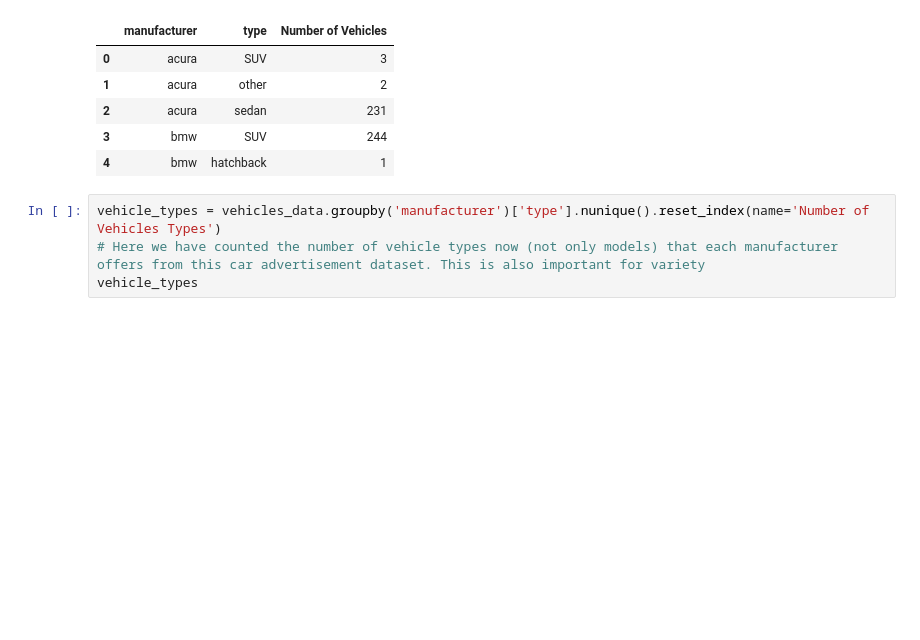
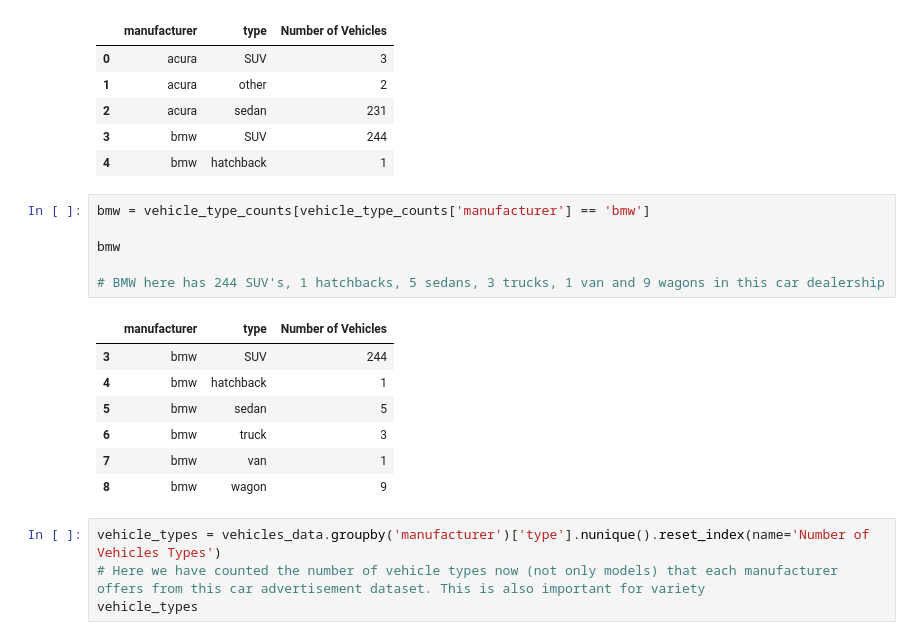
Before and after one commit to oliver-worth/vehicles_project, a Jupyter notebook: Notebooks/eda.ipynb, the cells around one changed output. Drawn from its saved outputs; the diff is of its cells as text; blank space fills up the shorter version.

```diff
--- a/Notebooks/eda.ipynb
+++ b/Notebooks/eda.ipynb
@@ -219,6 +219,20 @@ vehicle_type_counts.head()
 | 2 | acura | sedan | 231 |
 | 3 | bmw | SUV | 244 |
 | 4 | bmw | hatchback | 1 |
+# %%
+bmw = vehicle_type_counts[vehicle_type_counts['manufacturer'] == 'bmw']
+
+bmw
+
+# BMW here has 244 SUV's, 1 hatchbacks, 5 sedans, 3 trucks, 1 van and 9 wagons in this car dealership
+# %% [output]
+|  | manufacturer | type | Number of Vehicles |
+| 3 | bmw | SUV | 244 |
+| 4 | bmw | hatchback | 1 |
+| 5 | bmw | sedan | 5 |
+| 6 | bmw | truck | 3 |
+| 7 | bmw | van | 1 |
+| 8 | bmw | wagon | 9 |
 # %%
 vehicle_types = vehicles_data.groupby('manufacturer')['type'].nunique().reset_index(name='Number of Vehicles Types')
 # Here we have counted the number of vehicle types now (not only models) that each manufacturer offers from this car advertisement dataset. This is also important for variety
```
Also changed, not shown: parts of 10 cells of this notebook.
